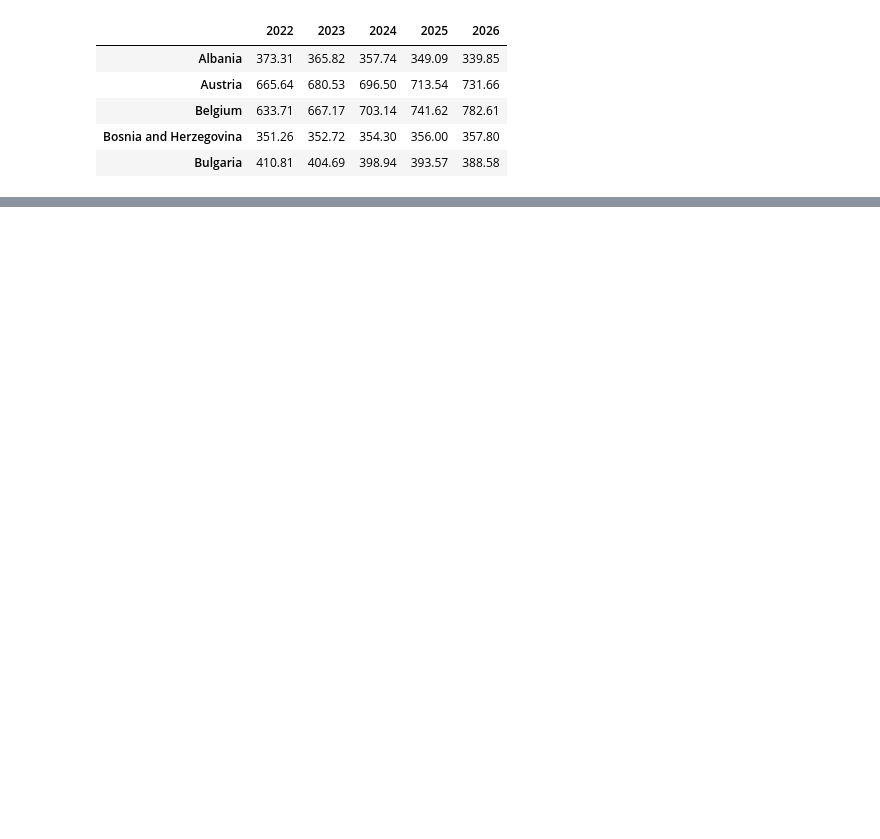
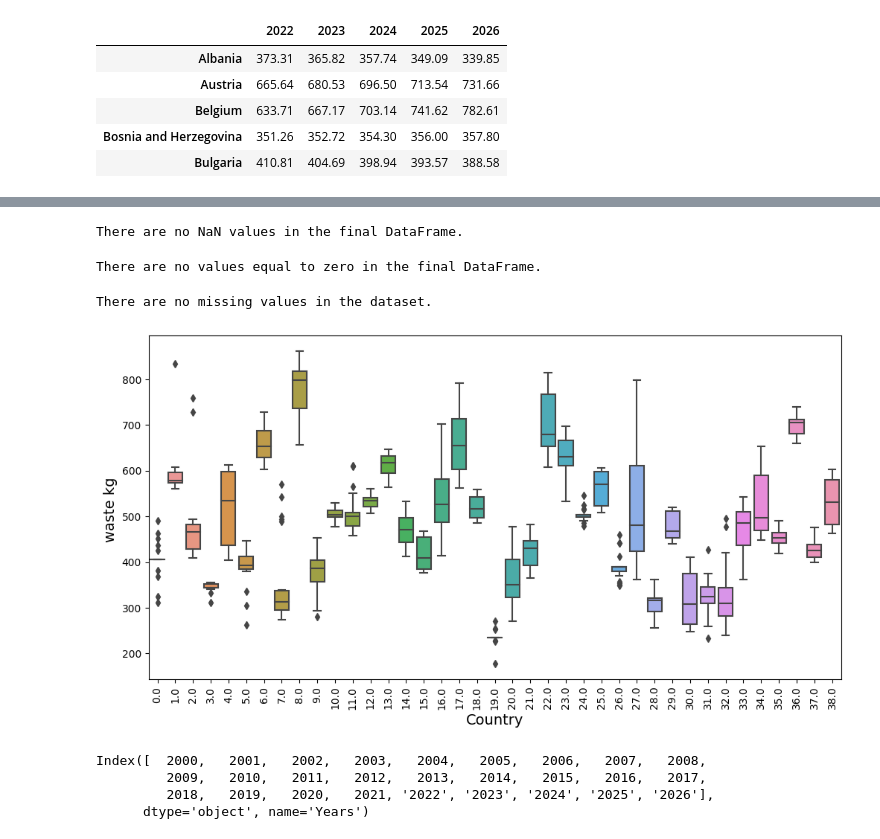
Before and after one commit to TechLabs-Berlin/wt23-wastewise, a Jupyter notebook: DS/Polynomial_regression.ipynb, the cells around one changed output, grey strips where cells are left out. Cells and saved outputs as stored; diff of their text form; code cells hidden in the pictures; blank space fills up the shorter version.

```diff
--- a/DS/Polynomial_regression.ipynb
+++ b/DS/Polynomial_regression.ipynb
@@ -360,0 +485,16 @@ prediction_bycountrywastepivot.head()
+# %%
+#re-chek if there are NAN values in the final dataframe
+if merged_data.isna().any().any():
+    print("There are NaN values in the final DataFrame.")
+else:
+    print("There are no NaN values in the final DataFrame.")
+# %% [output]
+There are no NaN values in the final DataFrame.
+# %%
+#any zero values?
+if (merged_data == 0).any().any():
+    print("There are values equal to zero in the final DataFrame.")
+else:
+    print("There are no values equal to zero in the final DataFrame.")
+# %% [output]
+There are no values equal to zero in the final DataFrame.
@@ -360,0 +503,33 @@ prediction_bycountrywastepivot.head()
+# %%
+missing_values = merged_data.isnull().sum().sum()
+if missing_values > 0:
+    print(f"There are {missing_values} missing values in the dataset.")
+else:
+    print("There are no missing values in the dataset.")
+# %% [output]
+There are no missing values in the dataset.
+# %%
+import matplotlib.pyplot as plt
+import seaborn as sns
+
+#BOXPLOTS for each country
+# set the figure size for boxplots
+fig, ax = plt.subplots(figsize=(12, 6))
+# create a boxplot for each country
+sns.boxplot(data=bycountrywaste, x='country_name', y='municipal_waste_kg_per_capita', ax=ax)
+ax.set_xlabel('Country', fontsize=14)
+ax.set_ylabel('waste kg ', fontsize=14)
+
+# rotate x-axis labels
+plt.xticks(rotation=90)
+
+plt.show()
+# %% [output]
+[figure, added]
+# %%
+merged_data.columns
+# %% [output]
+Index([  2000,   2001,   2002,   2003,   2004,   2005,   2006,   2007,   2008,
+         2009,   2010,   2011,   2012,   2013,   2014,   2015,   2016,   2017,
+         2018,   2019,   2020,   2021, '2022', '2023', '2024', '2025', '2026'],
+      dtype='object', name='Years')
```
Also changed, not shown: parts of 25 cells of this notebook, 8 other files.
